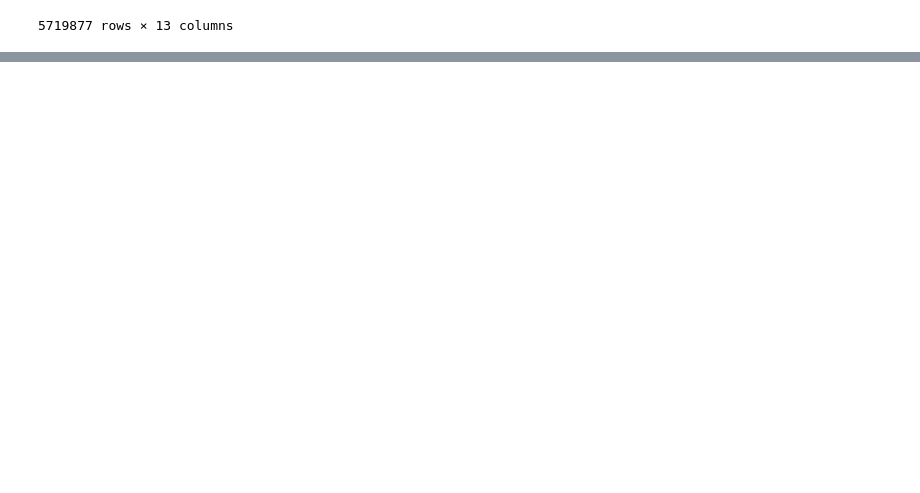
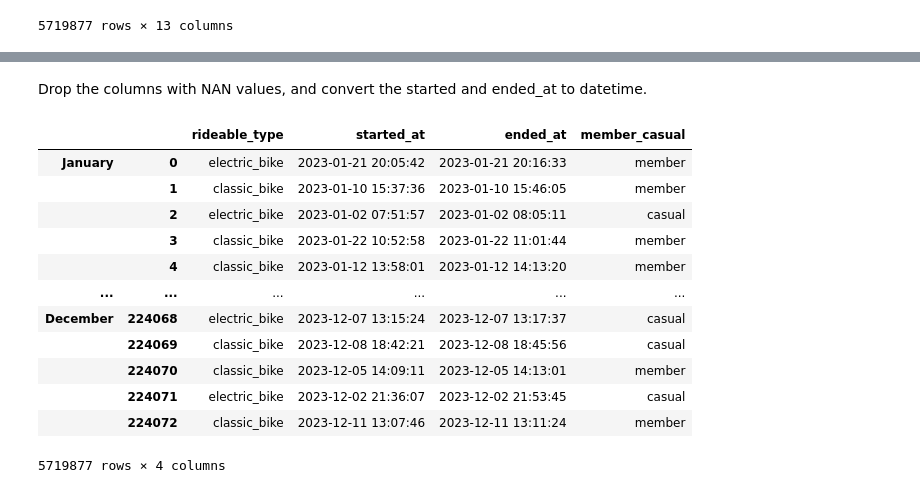
Before and after one commit to SummerKassem/BikeShareCS, a Jupyter notebook: Code/bike_share_analysis.ipynb, the cells around one changed output, grey strips where cells are left out. Cells and saved outputs as stored; diff of their text form; code cells hidden in the pictures; blank space fills up the shorter version.

```diff
--- a/Code/bike_share_analysis.ipynb
+++ b/Code/bike_share_analysis.ipynb
@@ -111,0 +297,39 @@ dtype: int64
+# %% [markdown]
+Drop the columns with NAN values, and convert the started and ended_at to datetime.
+# %%
+#13
+# 1st phase of cleaning the data
+# input: dataset
+# output:   1. dataset where all columns related to location are dropped
+#           and started(ended)_at are converted to datetime
+#           2. series which contains flags True if ended_at before start_at
+def clean_data1(dataset):
+    cols_to_drop = ['ride_id','start_station_name', 'end_station_name', 'start_station_id', 'end_station_id', 'start_lat', 'start_lng', 'end_lat', 'end_lng']
+    cleand_data1 = dataset.drop(columns = cols_to_drop)
+
+    # convert to datetime
+    cleand_data1.started_at, cleand_data1.ended_at  = pd.to_datetime(cleand_data1.started_at), pd.to_datetime(cleand_data1.ended_at)
+
+    # series of flags
+    ended_before_started = cleand_data1.ended_at < cleand_data1.started_at
+
+    return cleand_data1, ended_before_started
+# %%
+#14
+cleaned_data1, end_before_start = clean_data1(original_data)
+cleaned_data1
+#end_before_start
+# %% [output]
+|  |  | rideable_type | started_at | ended_at | member_casual |
+| January | 0 | electric_bike | 2023-01-21 20:05:42 | 2023-01-21 20:16:33 | member |
+|  | 1 | classic_bike | 2023-01-10 15:37:36 | 2023-01-10 15:46:05 | member |
+|  | 2 | electric_bike | 2023-01-02 07:51:57 | 2023-01-02 08:05:11 | casual |
+|  | 3 | classic_bike | 2023-01-22 10:52:58 | 2023-01-22 11:01:44 | member |
+|  | 4 | classic_bike | 2023-01-12 13:58:01 | 2023-01-12 14:13:20 | member |
+| ... | ... | ... | ... | ... | ... |
+| December | 224068 | electric_bike | 2023-12-07 13:15:24 | 2023-12-07 13:17:37 | casual |
+|  | 224069 | classic_bike | 2023-12-08 18:42:21 | 2023-12-08 18:45:56 | casual |
+|  | 224070 | classic_bike | 2023-12-05 14:09:11 | 2023-12-05 14:13:01 | member |
+|  | 224071 | electric_bike | 2023-12-02 21:36:07 | 2023-12-02 21:53:45 | casual |
+|  | 224072 | classic_bike | 2023-12-11 13:07:46 | 2023-12-11 13:11:24 | member |
+5719877 rows × 4 columns
```
Also changed, not shown: parts of 31 cells of this notebook, 15 other files.
